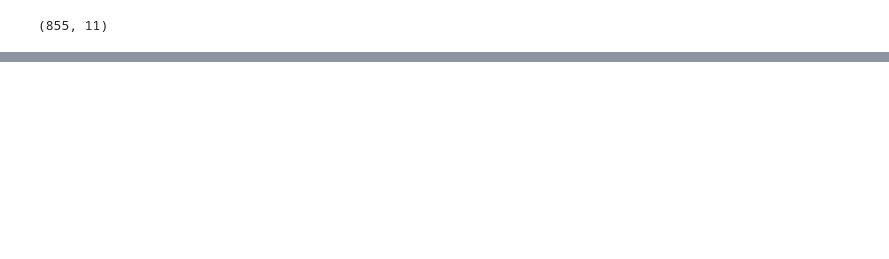
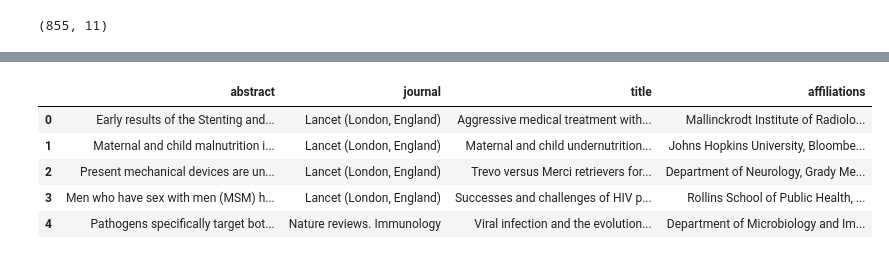
Before and after one commit to bhavya-kashyap/AMC_crosswalk, a Jupyter notebook: abstract_pubmed_webscrapper.ipynb, the cells around one changed output, grey strips where cells are left out. Cells and saved outputs as stored; diff of their text form; code cells hidden in the pictures; blank space fills up the shorter version.

```diff
--- a/abstract_pubmed_webscrapper.ipynb
+++ b/abstract_pubmed_webscrapper.ipynb
@@ -139,0 +131,3 @@ files.download("GeorgiaPubmedAbstracts.csv")
+# %%
+a = pd.read_csv('GeorgiaPubmedAbstracts.csv')
+a.columns.values
@@ -139,0 +138,6 @@ files.download("GeorgiaPubmedAbstracts.csv")
+# %%
+# Pymed
+
+pubmed = PubMed(tool="MyTool", email="bkkashyapbhavya97@gmail.com")
+query = """(((Emory University[Affiliation]) OR (Morehouse School of Medicine[Affiliation]) OR (Mercer University[Affiliation]) OR (Augusta University[Affiliation]) OR (Pacific Northwest University of Health Sciences College of Osteopathic Medicine[Affiliation])) AND ("2005/01/01"[Date - Publication] : "2014/01/01"[Date - Publication]) AND ((MMWR RECOMMENDATIONS AND REPORTS"[JOURNAL]) OR (NEW ENGLAND JOURNAL OF MEDICINE"[JOURNAL]))"""
+results = list(pubmed.query(query, max_results=25000))
@@ -139,0 +222,10 @@ files.download("GeorgiaPubmedAbstracts.csv")
+# %%
+als_articles[['abstract', 'journal', 'title', 'affiliations']].head()
+#als_articles.columns.values
+# %% [output]
+|  | abstract | journal | title | affiliations |
+| 0 | Early results of the Stenting and... | Lancet (London, England) | Aggressive medical treatment with... | Mallinckrodt Institute of Radiolo... |
+| 1 | Maternal and child malnutrition i... | Lancet (London, England) | Maternal and child undernutrition... | Johns Hopkins University, Bloombe... |
+| 2 | Present mechanical devices are un... | Lancet (London, England) | Trevo versus Merci retrievers for... | Department of Neurology, Grady Me... |
+| 3 | Men who have sex with men (MSM) h... | Lancet (London, England) | Successes and challenges of HIV p... | Rollins School of Public Health, ... |
+| 4 | Pathogens specifically target bot... | Nature reviews. Immunology | Viral infection and the evolution... | Department of Microbiology and Im... |
```
Also changed, not shown: parts of 8 cells of this notebook.
